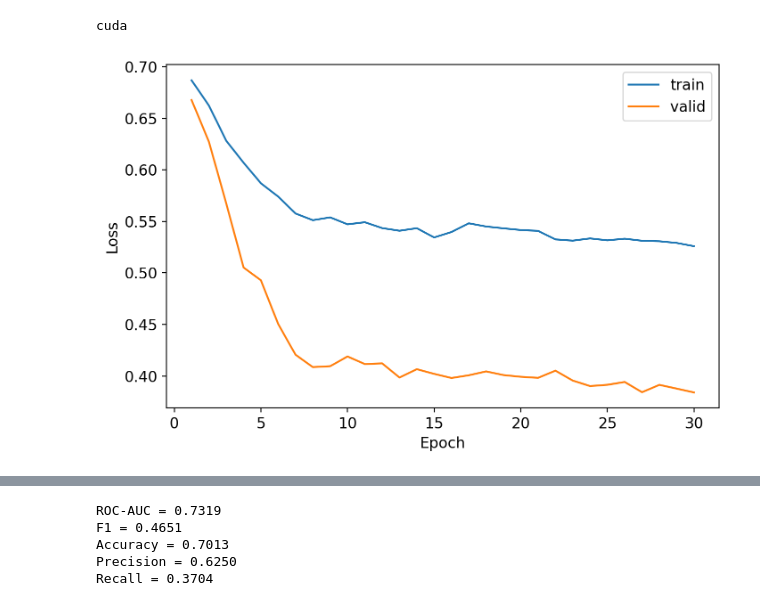
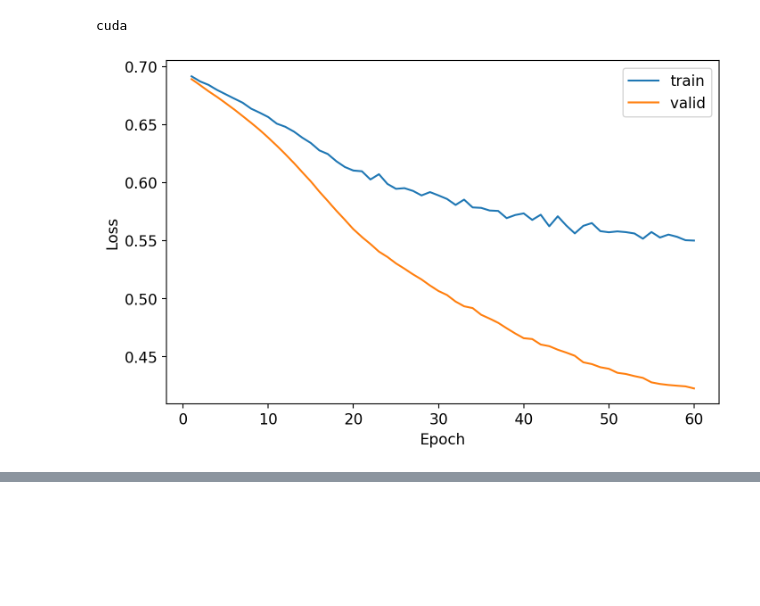
Before and after one commit to hushchyn-mikhail/llm_universal_interface, a Jupyter notebook: matveev/notebooks/diabets_seq.ipynb, the cells around one changed output, grey strips where cells are left out. Drawn from its saved outputs; the diff is of its cells as text; code cells hidden in the pictures; blank space fills up the shorter version.

```diff
--- a/matveev/notebooks/diabets_seq.ipynb
+++ b/matveev/notebooks/diabets_seq.ipynb
@@ -80,9 +73,9 @@ print(device)
 cuda
 # %%
 model_lstm = LSTMClassifier().to(device)
-optimizer = optim.Adam(model_lstm.parameters(), lr=1e-3)
+optimizer = optim.Adam(model_lstm.parameters(), lr=1e-4)
 criterion = nn.CrossEntropyLoss()
 
-train(model_lstm, optimizer, 30, train_loader, valid_loader, criterion, device, scheduler=None)
+train(model_lstm, optimizer, 60, train_loader, valid_loader, criterion, device, scheduler=None)
 # %% [output]
-[figure, old version]
+[figure, new version]
@@ -90,16 +83,6 @@ Epoch 30: train loss = 0.5259; valid loss = 0.3840
 # %%
 y_true, y_prob, y_pred = evaluate(model_lstm, test_loader, device)
-print("ROC-AUC = %.4f" % roc_auc_score(y_true, y_prob))
-print("F1 = %.4f" % f1_score(y_true, y_pred))
-print("Accuracy = %.4f" % accuracy_score(y_true, y_pred))
-print("Precision = %.4f" % precision_score(y_true, y_pred))
-print("Recall = %.4f" % recall_score(y_true, y_pred))
+metrics_lstm = bootstrap_metrics(y_true, y_pred, y_prob)
-# %% [output]
-ROC-AUC = 0.7319
-F1 = 0.4651
-Accuracy = 0.7013
-Precision = 0.6250
-Recall = 0.3704
 # %%
 model_enc = TransformerClassifier(maxlen=len(train_data[0])).to(device)
 optimizer = optim.Adam(model_enc.parameters(), lr=1e-3)
```
Also changed, not shown: parts of 5 cells of this notebook, 22 other files.
